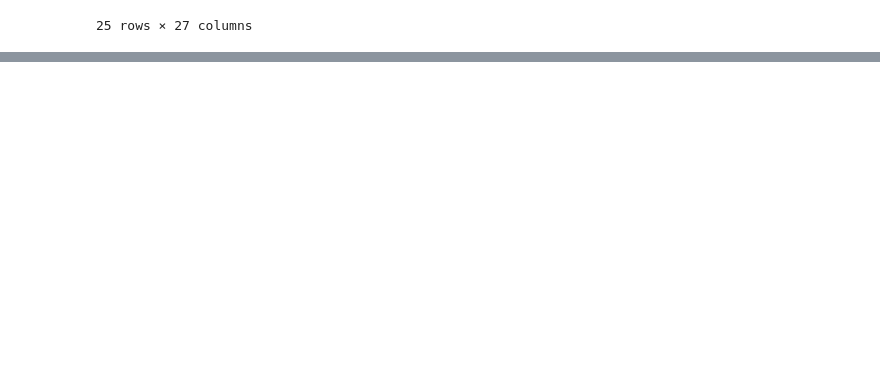
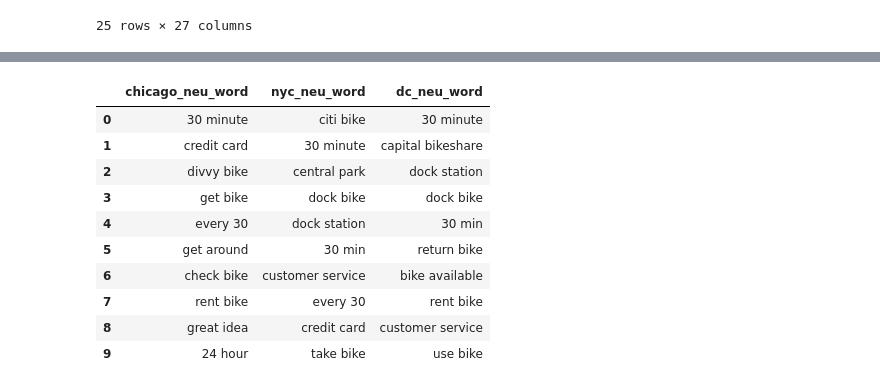
Before and after one commit to bininglu/Final-Project-Bootcampspot, a Jupyter notebook: nltk/bike_review.ipynb, the cells around one changed output, grey strips where cells are left out. Cells and saved outputs as stored; diff of their text form; code cells hidden in the pictures; blank space fills up the shorter version.

```diff
--- a/nltk/bike_review.ipynb
+++ b/nltk/bike_review.ipynb
@@ -205,0 +239,16 @@ df_two_words.head(25)
+# %%
+#top 10 Negative reviews in chicago, nyc and dc
+df_neu_two_words_reviews = df_two_words[["chicago_neu_word", "nyc_neu_word", "dc_neu_word"]]
+df_neu_two_words_reviews.head(10)
+# %% [output]
+|  | chicago_neu_word | nyc_neu_word | dc_neu_word |
+| 0 | 30 minute | citi bike | 30 minute |
+| 1 | credit card | 30 minute | capital bikeshare |
+| 2 | divvy bike | central park | dock station |
+| 3 | get bike | dock bike | dock bike |
+| 4 | every 30 | dock station | 30 min |
+| 5 | get around | 30 min | return bike |
+| 6 | check bike | customer service | bike available |
+| 7 | rent bike | every 30 | rent bike |
+| 8 | great idea | credit card | customer service |
+| 9 | 24 hour | take bike | use bike |
```
Also changed, not shown: parts of 2 cells of this notebook.
